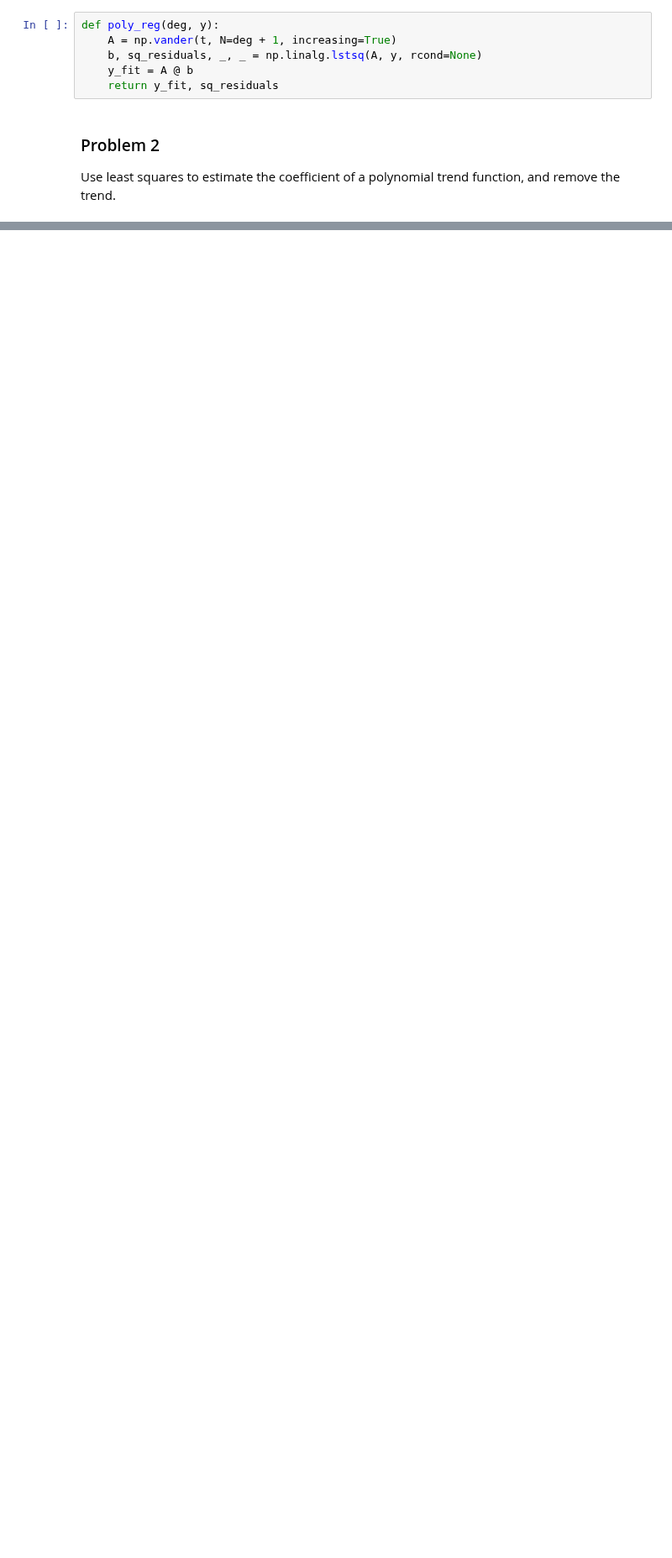
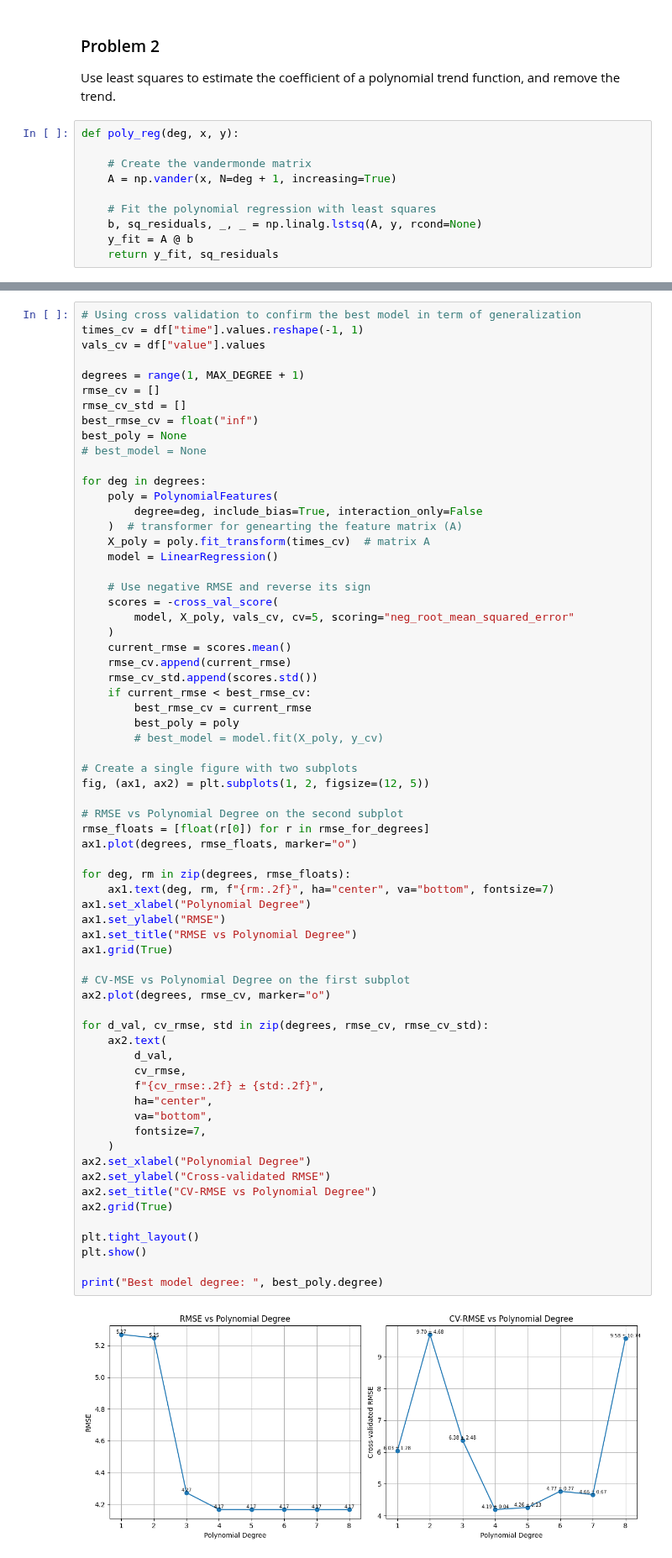
Before and after one commit to DaMole98/SPE-labs, a Jupyter notebook: HW-3/HW3.ipynb, the cells around one changed output, grey strips where cells are left out. Shown at 84% size. Saved outputs shown, nothing was run; the diff lists cells and outputs as text; blank space fills up the shorter version.

```diff
--- a/HW-3/HW3.ipynb
+++ b/HW-3/HW3.ipynb
@@ -42,14 +44,18 @@ plt.title("Scatter Plot to visualize the trend")
 plt.show()
 # %% [output]
 [figure]
-# %%
-def poly_reg(deg, y):
-    A = np.vander(t, N=deg + 1, increasing=True)
-    b, sq_residuals, _, _ = np.linalg.lstsq(A, y, rcond=None)
-    y_fit = A @ b
-    return y_fit, sq_residuals
 # %% [markdown]
 ### Problem 2
 
 Use least squares to estimate the coefficient of a polynomial trend function, and remove the trend.
+# %%
+def poly_reg(deg, x, y):
+
+    # Create the vandermonde matrix
+    A = np.vander(x, N=deg + 1, increasing=True)
+
+    # Fit the polynomial regression with least squares
+    b, sq_residuals, _, _ = np.linalg.lstsq(A, y, rcond=None)
+    y_fit = A @ b
+    return y_fit, sq_residuals
 # %%
@@ -146,0 +102,68 @@ Best model degree:  4
+# %%
+# Using cross validation to confirm the best model in term of generalization
+times_cv = df["time"].values.reshape(-1, 1)
+vals_cv = df["value"].values
+
+degrees = range(1, MAX_DEGREE + 1)
+rmse_cv = []
+rmse_cv_std = []
+best_rmse_cv = float("inf")
+best_poly = None
+# best_model = None
+
+for deg in degrees:
+    poly = PolynomialFeatures(
+        degree=deg, include_bias=True, interaction_only=False
+    )  # transformer for genearting the feature matrix (A)
+    X_poly = poly.fit_transform(times_cv)  # matrix A
+    model = LinearRegression()
+
+    # Use negative RMSE and reverse its sign
+    scores = -cross_val_score(
+        model, X_poly, vals_cv, cv=5, scoring="neg_root_mean_squared_error"
+    )
+    current_rmse = scores.mean()
+    rmse_cv.append(current_rmse)
+    rmse_cv_std.append(scores.std())
+    if current_rmse < best_rmse_cv:
+        best_rmse_cv = current_rmse
+        best_poly = poly
+        # best_model = model.fit(X_poly, y_cv)
+
+# Create a single figure with two subplots
+fig, (ax1, ax2) = plt.subplots(1, 2, figsize=(12, 5))
+
+# RMSE vs Polynomial Degree on the second subplot
+rmse_floats = [float(r[0]) for r in rmse_for_degrees]
+ax1.plot(degrees, rmse_floats, marker="o")
+
+for deg, rm in zip(degrees, rmse_floats):
+    ax1.text(deg, rm, f"{rm:.2f}", ha="center", va="bottom", fontsize=7)
+ax1.set_xlabel("Polynomial Degree")
+ax1.set_ylabel("RMSE")
+ax1.set_title("RMSE vs Polynomial Degree")
+ax1.grid(True)
+
+# CV-MSE vs Polynomial Degree on the first subplot
+ax2.plot(degrees, rmse_cv, marker="o")
+
+for d_val, cv_rmse, std in zip(degrees, rmse_cv, rmse_cv_std):
+    ax2.text(
+        d_val,
+        cv_rmse,
+        f"{cv_rmse:.2f} ± {std:.2f}",
+        ha="center",
+        va="bottom",
+        fontsize=7,
+    )
+ax2.set_xlabel("Polynomial Degree")
+ax2.set_ylabel("Cross-validated RMSE")
+ax2.set_title("CV-RMSE vs Polynomial Degree")
+ax2.grid(True)
+
+plt.tight_layout()
+plt.show()
+
+print("Best model degree: ", best_poly.degree)
+# %% [output]
+[figure, added]
```
Also changed, not shown: parts of 11 cells of this notebook.
